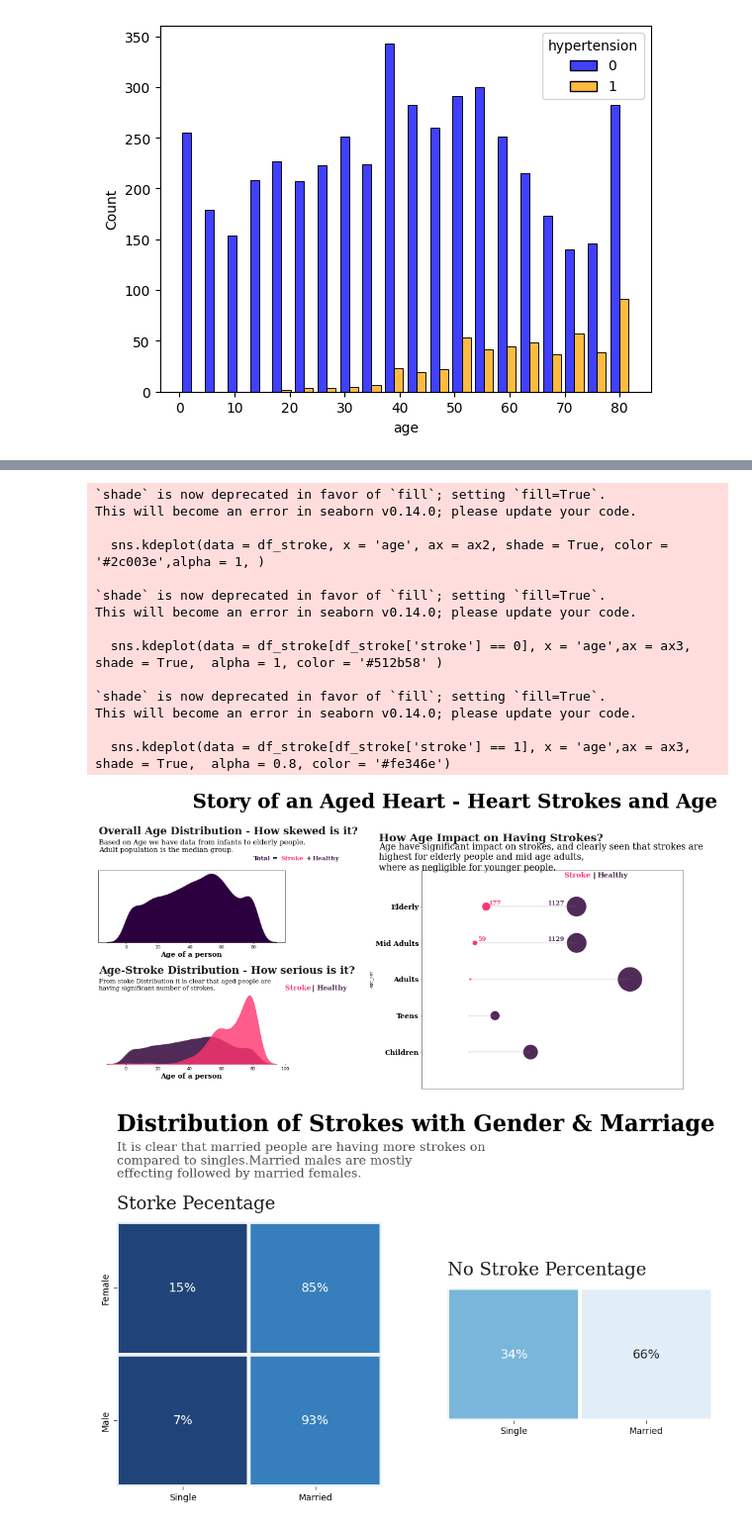
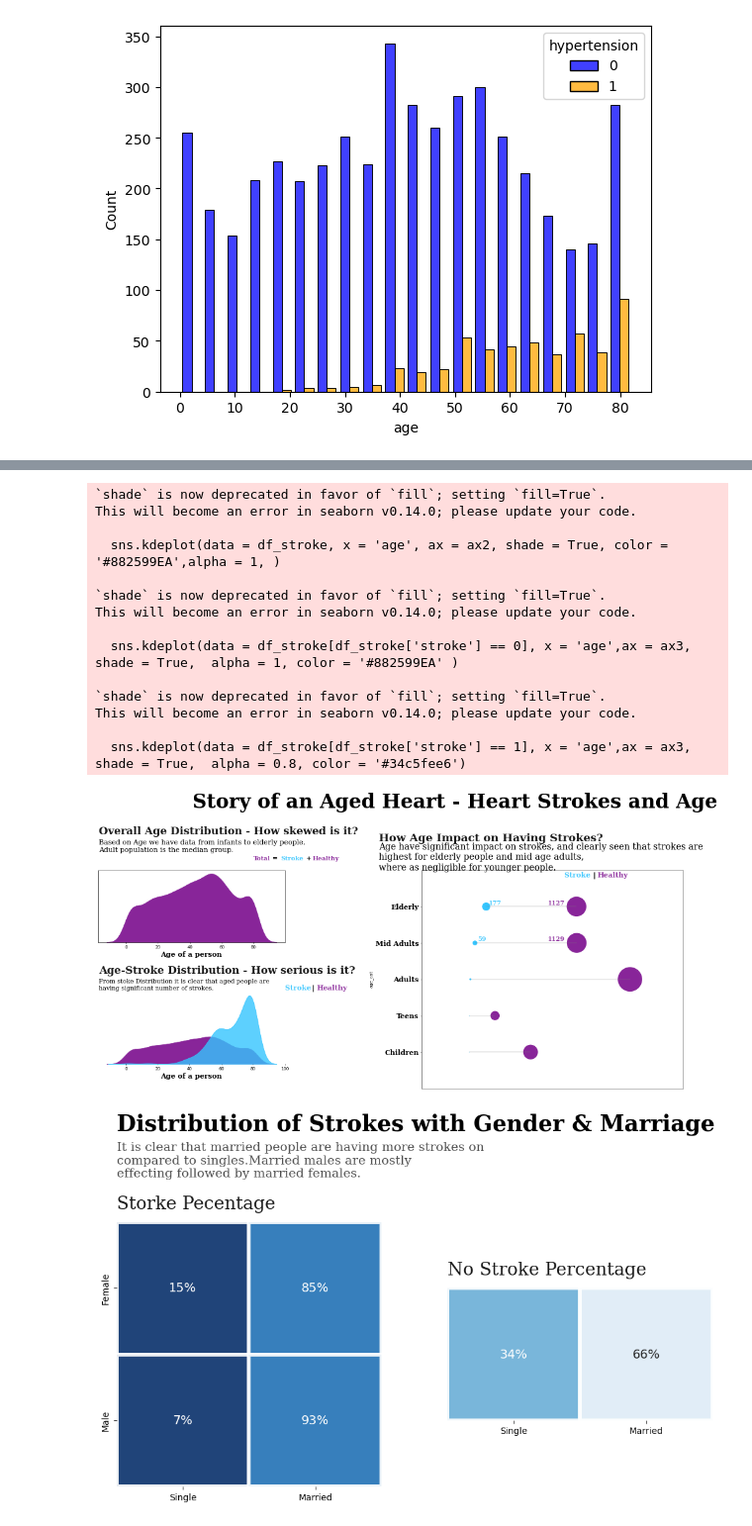
Before and after one commit to RamanujaTechGuy/StrokePrediction, a Jupyter notebook: Stroke_Prediction.ipynb, the cells around one changed output, grey strips where cells are left out. Shown at 99% size. Drawn from its saved outputs; the diff is of its cells as text; code cells hidden in the pictures.

```diff
--- a/Stroke_Prediction.ipynb
+++ b/Stroke_Prediction.ipynb
@@ -44,0 +18,5 @@ Path to dataset files: C:\Users\gamer\.cache\kagglehub\datasets\fedesoriano\stro
+# %%
+df = pd.read_csv("D:\\ASDS\\ASDS 5302\\Final Project\\healthcare-dataset-stroke-data.csv")
+df_stroke = df.copy()
+
+df_stroke.head()
@@ -286,8 +284,8 @@ ax1.hlines(y = ['Children', 'Teens', 'Adults', 'Mid Adults', 'Elderly'], xmin =
           xmax = [1,1,11,59,177], color = 'grey',**{'linewidth':0.5})
 
 
-sns.scatterplot(y = stroke_age.index, x = stroke_age.values, s = stroke_age.values*2, color = '#fe346e', ax= ax1, alpha = 1)
-sns.scatterplot(y = healthy_age.index, x = healthy_age.values, s = healthy_age.values*2, color = '#512b58', ax= ax1, alpha = 1)
+sns.scatterplot(y = stroke_age.index, x = stroke_age.values, s = stroke_age.values*2, color = '#34c5fee6', ax= ax1, alpha = 1)
+sns.scatterplot(y = healthy_age.index, x = healthy_age.values, s = healthy_age.values*2, color = '#882599EA', ax= ax1, alpha = 1)
 
 ax1.axes.get_xaxis().set_visible(False)
 ax1.set_xlim(xmin = -500, xmax = 2250)
@@ -296,65 +294,71 @@ ax1.set_ylim(ymin = -1,ymax = 5)
 ax1.set_yticklabels( labels = ['Children', 'Teens', 'Adults', 'Mid Adults', 'Elderly'],fontdict = {'font':'Serif', 'fontsize':16,'fontweight':'bold', 'color':'black'})
 
 ax1.text(-950,5.8, 'How Age Impact on Having Strokes?' ,{'font': 'Serif', 'size': '25','weight':'bold', 'color':'black'},alpha = 0.9)
-ax1.text(1000,4.8, 'Stroke ', {'font': 'Serif','weight':'bold','size': '16','weight':'bold','style':'normal', 'color':'#fe346e'})
+ax1.text(1000,4.8, 'Stroke ', {'font': 'Serif','weight':'bold','size': '16','weight':'bold','style':'normal', 'color':'#34c5fee6'})
 ax1.text(1300,4.8, '|', {'color':'black' , 'size':'16', 'weight': 'bold'})
-ax1.text(1350,4.8, 'Healthy', {'font': 'Serif','weight':'bold', 'size': '16','style':'normal', 'weight':'bold','color':'#512b58'})
+ax1.text(1350,4.8, 'Healthy', {'font': 'Serif','weight':'bold', 'size': '16','style':'normal', 'weight':'bold','color':'#882599EA'})
 ax1.text(-950,5., 'Age have significant impact on strokes, and clearly seen that strokes are \nhighest for elderly people and mid age adults, \nwhere as negligible for younger people.',
         {'font':'Serif', 'size':'20','color': 'black'})
 
-ax1.text(stroke_age.values[0] + 30,4.05, stroke_age.values[0], {'font':'Serif', 'size':14, 'weight':'bold', 'color':'#fe346e'})
-ax1.text(healthy_age.values[2] - 300,4.05, healthy_age.values[2], {'font':'Serif', 'size':14, 'weight':'bold', 'color':'#512b58'})
+ax1.text(stroke_age.values[0] + 30,4.05, stroke_age.values[0], {'font':'Serif', 'size':14, 'weight':'bold', 'color':'#34c5fee6'})
+ax1.text(healthy_age.values[2] - 300,4.05, healthy_age.values[2], {'font':'Serif', 'size':14, 'weight':'bold', 'color':'#882599EA'})
 
-ax1.text(stroke_age.values[1] + 30,3.05, stroke_age.values[1], {'font':'Serif', 'size':14, 'weight':'bold', 'color':'#fe346e'})
-ax1.text(healthy_age.values[1] - 300,3.05, healthy_age.values[1], {'font':'Serif', 'size':14, 'weight':'bold', 'color':'#512b58'})
+ax1.text(stroke_age.values[1] + 30,3.05, stroke_age.values[1], {'font':'Serif', 'size':14, 'weight':'bold', 'color':'#34c5fee6'})
+ax1.text(healthy_age.values[1] - 300,3.05, healthy_age.values[1], {'font':'Serif', 'size':14, 'weight':'bold', 'color':'#882599EA'})
 
 
 
 
 # distribution plots ---- only single variable
 
-sns.kdeplot(data = df_stroke, x = 'age', ax = ax2, shade = True, color = '#2c003e',alpha = 1, )
+sns.kdeplot(data = df_stroke, x = 'age', ax = ax2, shade = True, color = '#882599EA',alpha = 1, )
 ax2.set_xlabel('Age of a person', fontdict = {'font':'Serif', 'color': 'black', 'size': 16,'weight':'bold' })
 ax2.text(-17,0.025,'Overall Age Distribution - How skewed is it?', {'font':'Serif', 'color': 'black','weight':'bold','size':24}, alpha = 0.9)
 ax2.text(-17,0.021, 'Based on Age we have data from infants to elderly people.\nAdult population is the median group.',
         {'font':'Serif', 'size':'16','color': 'black'})
-ax2.text(80,0.019, 'Total',{'font':'Serif', 'size':'14','color': '#2c003e','weight':'bold'})
+ax2.text(80,0.019, 'Total',{'font':'Serif', 'size':'14','color': '#882599EA','weight':'bold'})
 ax2.text(92,0.019, '=',{'font':'Serif', 'size':'14','color': 'black','weight':'bold'})
-ax2.text(97,0.019, 'Stroke',{'font':'Serif', 'size':'14','color': '#fe346e','weight':'bold'})
+ax2.text(97,0.019, 'Stroke',{'font':'Serif', 'size':'14','color': "#34c5fee6",'weight':'bold'})
 ax2.text(113,0.019, '+',{'font':'Serif', 'size':'14','color': 'black','weight':'bold'})
-ax2.text(117,0.019, 'Healthy',{'font':'Serif', 'size':'14','color': '#512b58','weight':'bold'})
+ax2.text(117,0.019, 'Healthy',{'font':'Serif', 'size':'14','color': '#882599EA','weight':'bold'})
 
 
 
 # distribution plots with hue of strokes
 
 
-sns.kdeplot(data = df_stroke[df_stroke['stroke'] == 0], x = 'age',ax = ax3, shade = True,  alpha = 1, color = '#512b58' )
-sns.kdeplot(data = df_stroke[df_stroke['stroke'] == 1], x = 'age',ax = ax3, shade = True,  alpha = 0.8, color = '#fe346e')
+sns.kdeplot(data = df_stroke[df_stroke['stroke'] == 0], x = 'age',ax = ax3, shade = True,  alpha = 1, color = '#882599EA' )
+sns.kdeplot(data = df_stroke[df_stroke['stroke'] == 1], x = 'age',ax = ax3, shade = True,  alpha = 0.8, color = '#34c5fee6')
 
 ax3.set_xlabel('Age of a person', fontdict = {'font':'Serif', 'color': 'black', 'weight':'bold','size': 16})
 
 ax3.text(-17,0.0525,'Age-Stroke Distribution - How serious is it?', {'font':'Serif', 'weight':'bold','color': 'black', 'size':24}, alpha= 0.9)
 ax3.text(-17,0.043,'From stoke Distribution it is clear that aged people are \nhaving significant number of strokes.', {'font':'Serif', 'color': 'black', 'size':14})
-ax3.text(100,0.043, 'Stroke ', {'font': 'Serif','weight':'bold','size': '16','weight':'bold','style':'normal', 'color':'#fe346e'})
+ax3.text(100,0.043, 'Stroke ', {'font': 'Serif','weight':'bold','size': '16','weight':'bold','style':'normal', 'color':'#34c5fee6'})
 ax3.text(117,0.043, '|', {'color':'black' , 'size':'16', 'weight': 'bold'})
-ax3.text(120,0.043, 'Healthy', {'font': 'Serif','weight':'bold', 'size': '16','style':'normal', 'weight':'bold','color':'#512b58'})
+ax3.text(120,0.043, 'Healthy', {'font': 'Serif','weight':'bold', 'size': '16','style':'normal', 'weight':'bold','color':"#882599EA"})
 
 fig.text(0.25,1,'Story of an Aged Heart - Heart Strokes and Age',{'font':'Serif', 'weight':'bold','color': 'black', 'size':45})
 fig.show()
+
+#We just created this columns for our plots for gaining the better understanding
+#Remove them as we dont need further.
+df_stroke = df_stroke.drop('bmi_cat',axis=1)
+df_stroke = df_stroke.drop('age_cat',axis=1)
+df_stroke = df_stroke.drop('glucose_cat',axis=1)
 # %% [output]
 `shade` is now deprecated in favor of `fill`; setting `fill=True`.
 This will become an error in seaborn v0.14.0; please update your code.
 
-  sns.kdeplot(data = df_stroke, x = 'age', ax = ax2, shade = True, color = '#2c003e',alpha = 1, )
+  sns.kdeplot(data = df_stroke, x = 'age', ax = ax2, shade = True, color = '#882599EA',alpha = 1, )
 
 `shade` is now deprecated in favor of `fill`; setting `fill=True`.
 This will become an error in seaborn v0.14.0; please update your code.
 
-  sns.kdeplot(data = df_stroke[df_stroke['stroke'] == 0], x = 'age',ax = ax3, shade = True,  alpha = 1, color = '#512b58' )
+  sns.kdeplot(data = df_stroke[df_stroke['stroke'] == 0], x = 'age',ax = ax3, shade = True,  alpha = 1, color = '#882599EA' )
 
 `shade` is now deprecated in favor of `fill`; setting `fill=True`.
 This will become an error in seaborn v0.14.0; please update your code.
 
-  sns.kdeplot(data = df_stroke[df_stroke['stroke'] == 1], x = 'age',ax = ax3, shade = True,  alpha = 0.8, color = '#fe346e')
+  sns.kdeplot(data = df_stroke[df_stroke['stroke'] == 1], x = 'age',ax = ax3, shade = True,  alpha = 0.8, color = '#34c5fee6')
-[figure, old version]
+[figure, new version]
```
Also changed, not shown: parts of 50 cells of this notebook.
